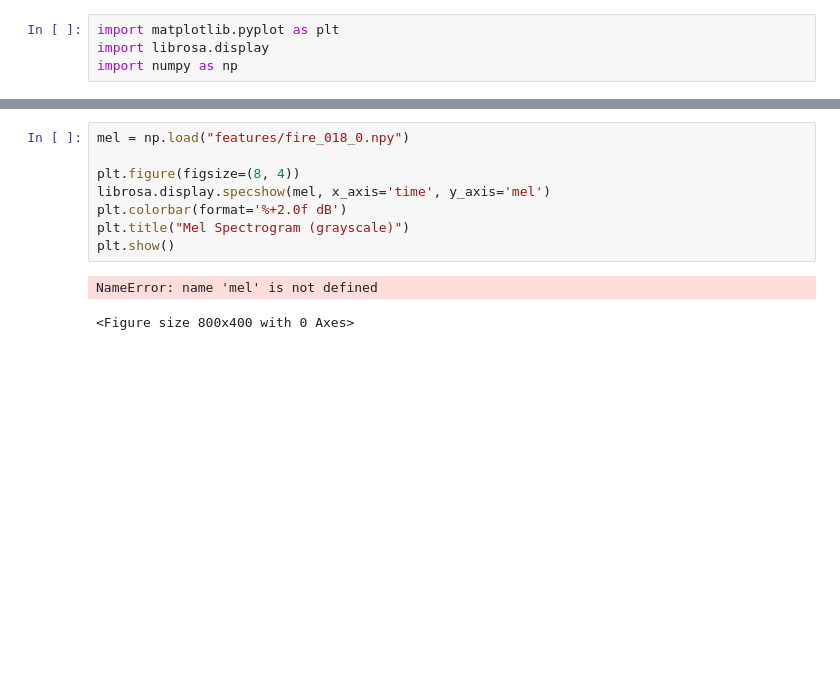
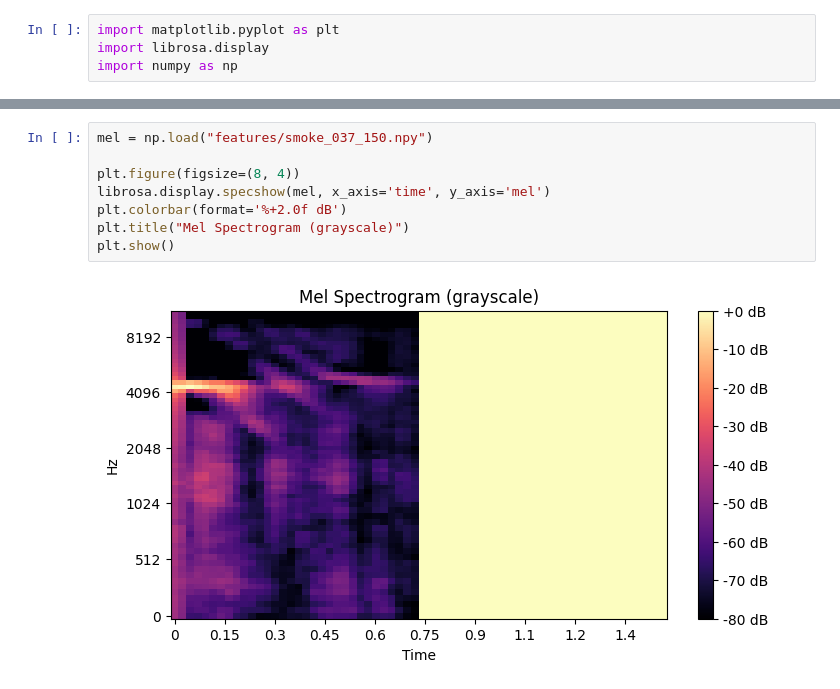
Before and after one commit to NoVaxiion/AlarmCast, a Jupyter notebook: ML/Mel-Example.ipynb, the cells around one changed output, grey strips where cells are left out. Saved outputs shown, nothing was run; the diff lists cells and outputs as text; blank space fills up the shorter version.

```diff
--- a/ML/Mel-Example.ipynb
+++ b/ML/Mel-Example.ipynb
@@ -5,14 +15,13 @@ import numpy as np
 # %%
-mel = np.load("features/fire_018_0.npy")
+mel = np.load("features/smoke_037_150.npy")
 
 plt.figure(figsize=(8, 4))
 librosa.display.specshow(mel, x_axis='time', y_axis='mel')
 plt.colorbar(format='%+2.0f dB')
 plt.title("Mel Spectrogram (grayscale)")
 plt.show()
 # %% [output]
-NameError: name 'mel' is not defined
-<Figure size 800x400 with 0 Axes>
+[figure, added]
 # %%
 mel = np.load("features/fire_018_0.npy")
 
```
Also changed, not shown: parts of 2 cells of this notebook, 3 other files.
